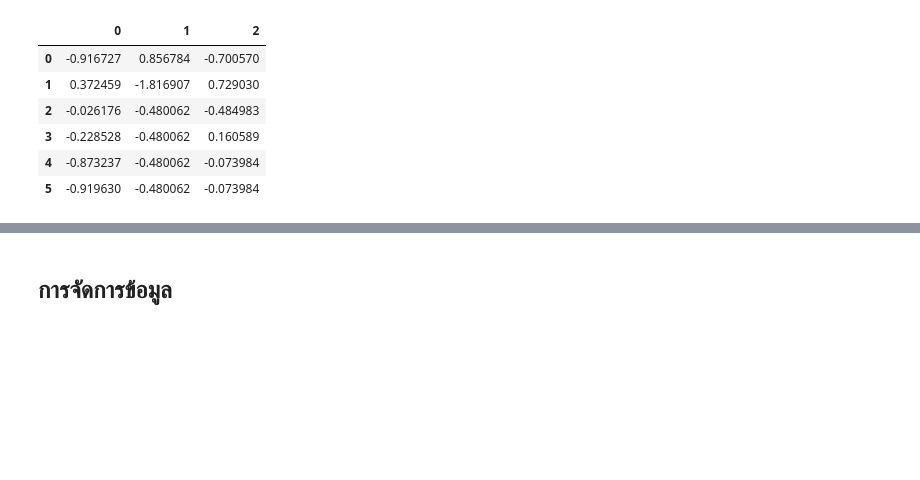
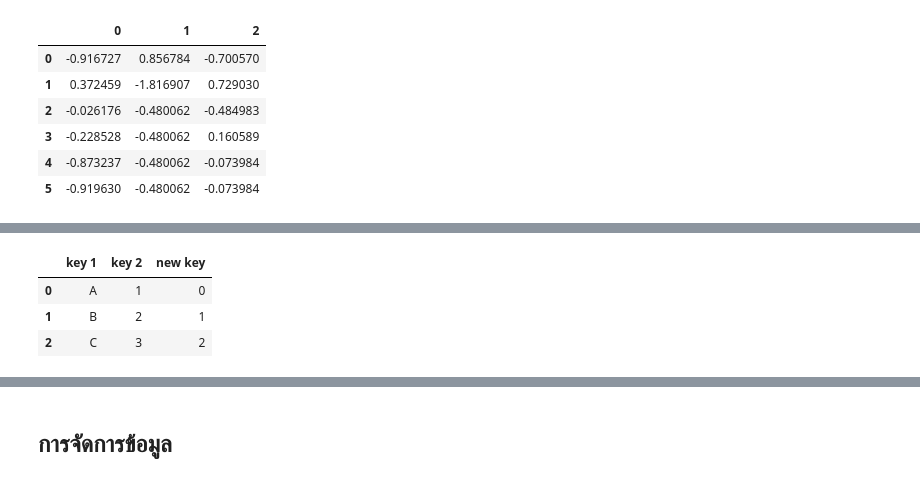
Before and after one commit to up1/course-basic-python, a Jupyter notebook: notebook/data_cleaning_and_preparation.ipynb, the cells around one changed output, grey strips where cells are left out. Saved outputs shown, nothing was run; the diff lists cells and outputs as text; code cells hidden in the pictures; blank space fills up the shorter version.

```diff
--- a/notebook/data_cleaning_and_preparation.ipynb
+++ b/notebook/data_cleaning_and_preparation.ipynb
@@ -278,0 +343,8 @@ data.fillna(data[1].mean())
+# %%
+# Check duplicate by column
+data.drop_duplicates(['key 1'])
+# %% [output]
+|  | key 1 | key 2 | new key |
+| 0 | A | 1 | 0 |
+| 1 | B | 2 | 1 |
+| 2 | C | 3 | 2 |
```
Also changed, not shown: parts of 7 cells of this notebook.
